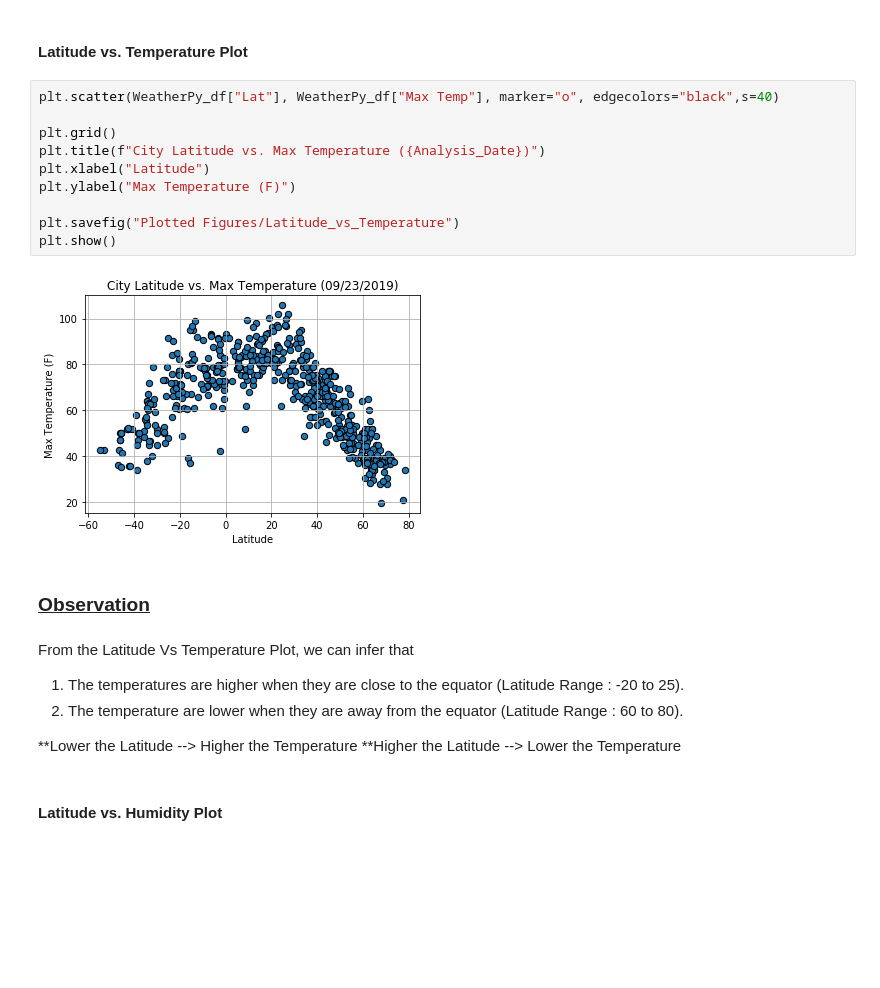
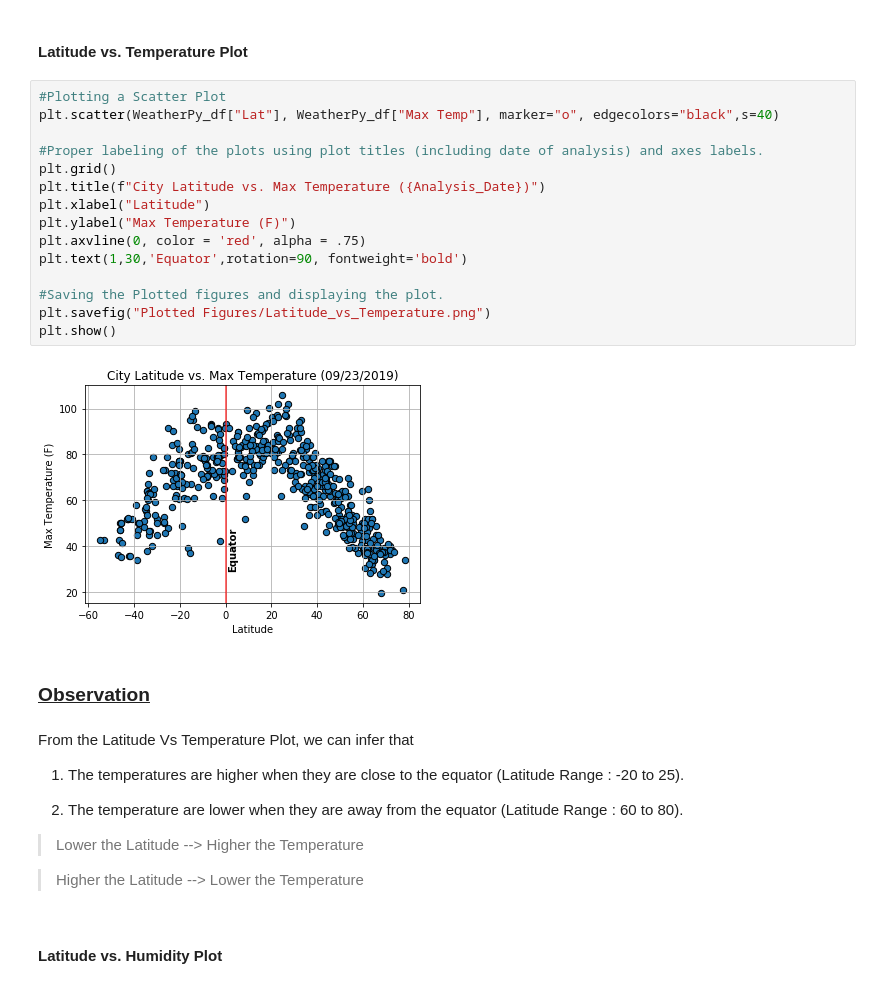
Before and after one commit to SaranyaPandiaraj/Python-API-Challenge, a Jupyter notebook: WeatherPy/WeatherPy.ipynb, the cells around one changed output. Drawn from its saved outputs; the diff is of its cells as text; blank space fills up the shorter version.

```diff
--- a/WeatherPy/WeatherPy.ipynb
+++ b/WeatherPy/WeatherPy.ipynb
@@ -200,27 +228,34 @@ WeatherPy_df.head()
 # %% [markdown]
 #### Latitude vs. Temperature Plot
 # %%
+#Plotting a Scatter Plot
 plt.scatter(WeatherPy_df["Lat"], WeatherPy_df["Max Temp"], marker="o", edgecolors="black",s=40)
 
+#Proper labeling of the plots using plot titles (including date of analysis) and axes labels.
 plt.grid()
 plt.title(f"City Latitude vs. Max Temperature ({Analysis_Date})")
 plt.xlabel("Latitude")
 plt.ylabel("Max Temperature (F)")
+plt.axvline(0, color = 'red', alpha = .75)
+plt.text(1,30,'Equator',rotation=90, fontweight='bold')
 
-plt.savefig("Plotted Figures/Latitude_vs_Temperature")
+#Saving the Plotted figures and displaying the plot.
+plt.savefig("Plotted Figures/Latitude_vs_Temperature.png")
 plt.show()
 # %% [output]
-[figure, old version]
+[figure, new version]
 # %% [markdown]
 ### <ins> Observation </ins>
 # %% [markdown]
 From the Latitude Vs Temperature Plot, we can infer that
 
 1) The temperatures are higher when they are close to the equator (Latitude Range : -20 to 25).
+
 2) The temperature are lower when they are away from the equator (Latitude Range : 60 to 80).
 
-**Lower the Latitude --> Higher the Temperature
-**Higher the Latitude --> Lower the Temperature
+> Lower the Latitude --> Higher the Temperature
+
+> Higher the Latitude --> Lower the Temperature
 # %% [markdown]
 #### Latitude vs. Humidity Plot
 # %%
```
Also changed, not shown: parts of 14 cells of this notebook, 6 other files.
